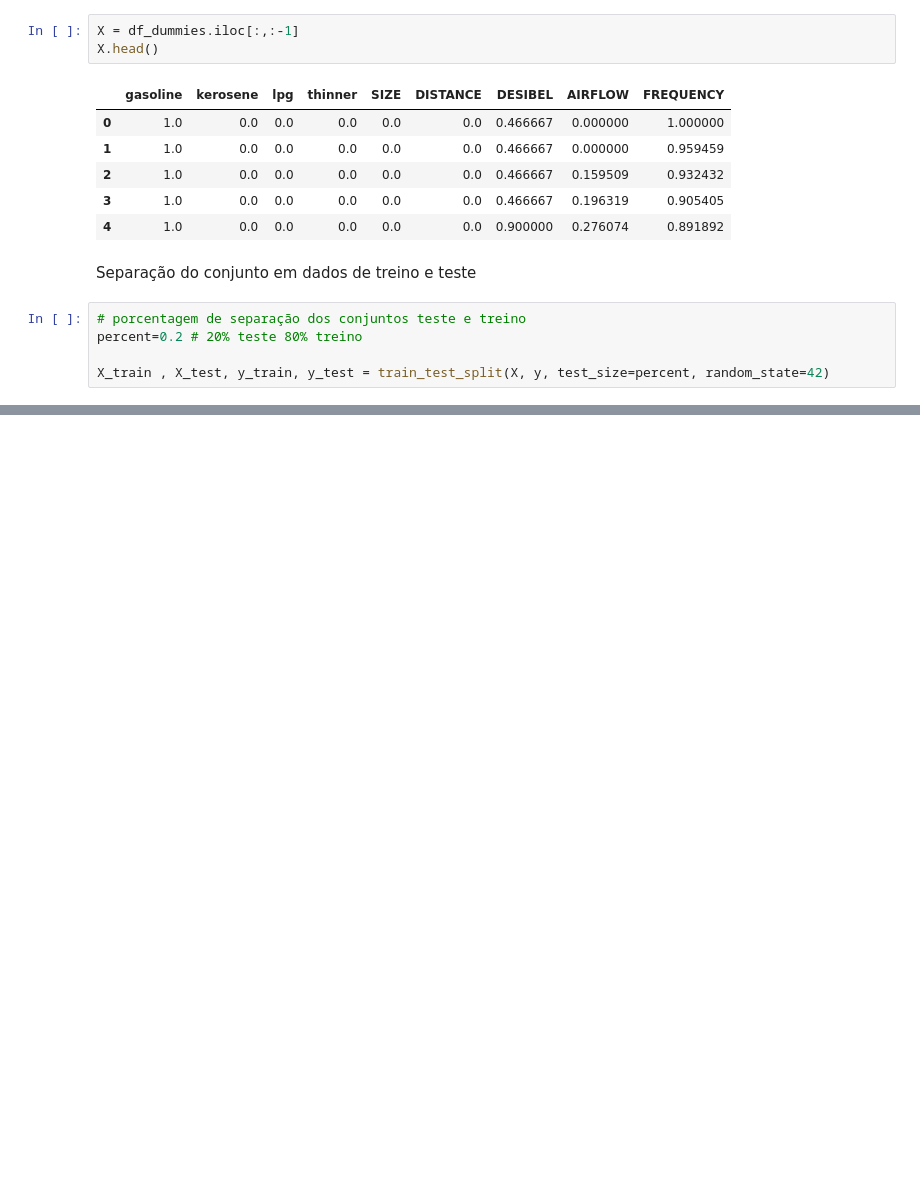
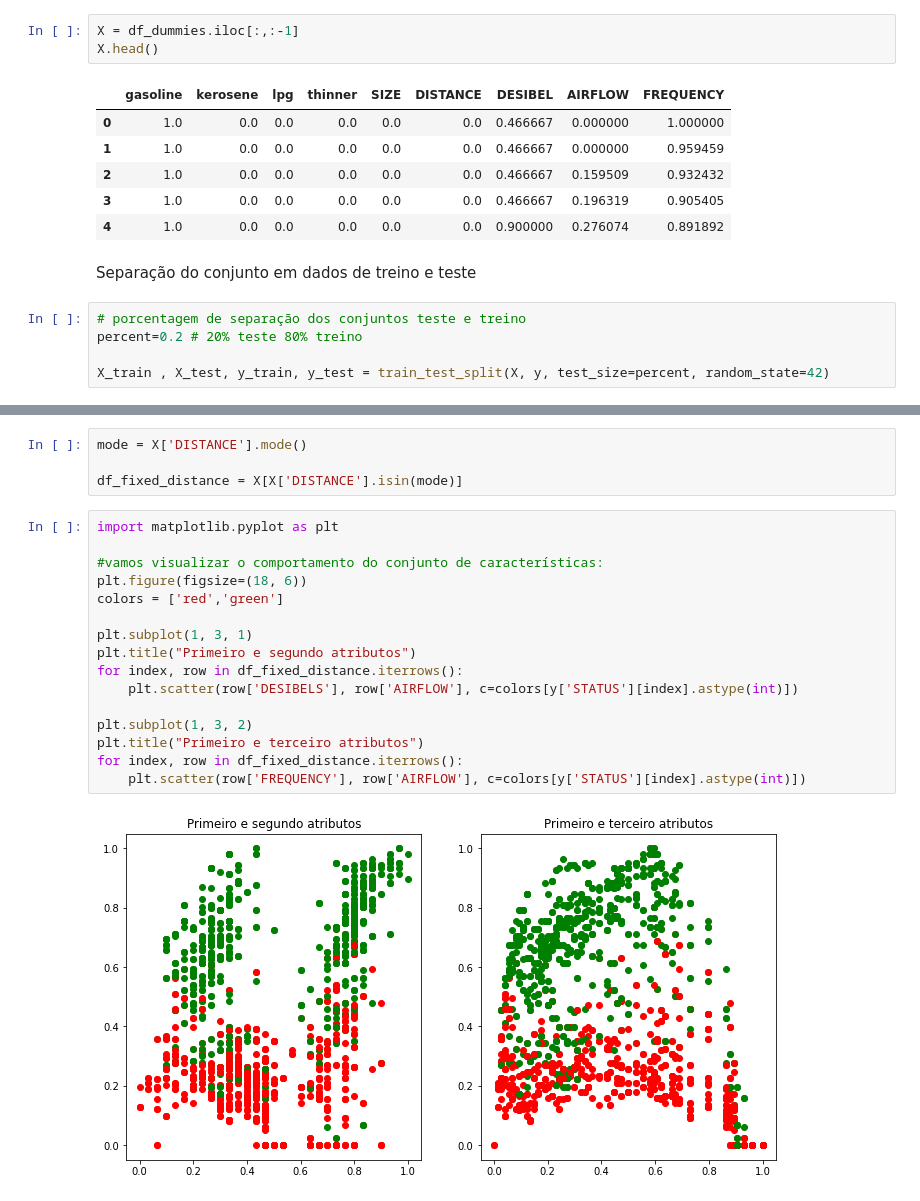
Before and after one commit to mathrmiranda/ML_Projeto, a Jupyter notebook: ML_Projeto.ipynb, the cells around one changed output, grey strips where cells are left out. Drawn from its saved outputs; the diff is of its cells as text; blank space fills up the shorter version.

Commit message:
added graphs

```diff
--- a/ML_Projeto.ipynb
+++ b/ML_Projeto.ipynb
@@ -179,0 +213,22 @@ Normalização dos conjuntos
+# %%
+mode = X['DISTANCE'].mode()
+
+df_fixed_distance = X[X['DISTANCE'].isin(mode)]
+# %%
+import matplotlib.pyplot as plt
+
+#vamos visualizar o comportamento do conjunto de características:
+plt.figure(figsize=(18, 6))
+colors = ['red','green']
+
+plt.subplot(1, 3, 1)
+plt.title("Primeiro e segundo atributos")
+for index, row in df_fixed_distance.iterrows():
+    plt.scatter(row['DESIBELS'], row['AIRFLOW'], c=colors[y['STATUS'][index].astype(int)])
+
+plt.subplot(1, 3, 2)
+plt.title("Primeiro e terceiro atributos")
+for index, row in df_fixed_distance.iterrows():
+    plt.scatter(row['FREQUENCY'], row['AIRFLOW'], c=colors[y['STATUS'][index].astype(int)])
+# %% [output]
+[figure, added]
```
Also changed, not shown: parts of 4 cells of this notebook.
